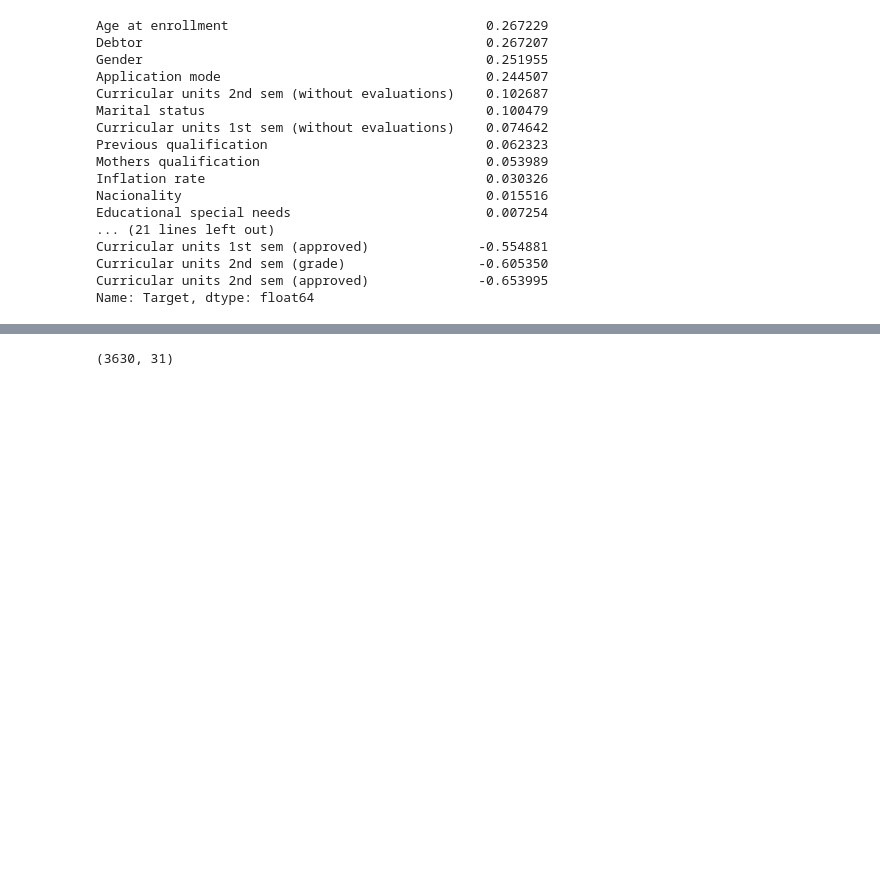
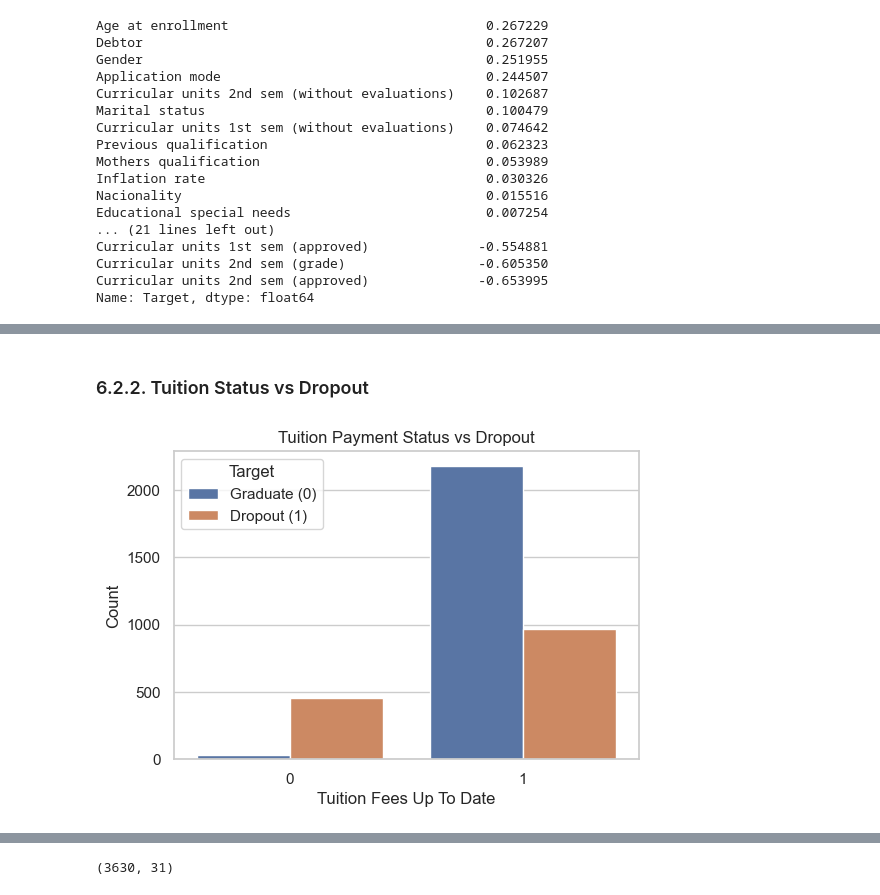
Before and after one commit to DimitarMalamski/student-dropout-predictor, a Jupyter notebook: notebooks/dropout_predictor.ipynb, the cells around one changed output, grey strips where cells are left out. Drawn from its saved outputs; the diff is of its cells as text; code cells hidden in the pictures; blank space fills up the shorter version.

```diff
--- a/notebooks/dropout_predictor.ipynb
+++ b/notebooks/dropout_predictor.ipynb
@@ -249,0 +279,15 @@ Although second-semester variables show strong correlations with the target vari
+# %% [markdown]
+### 6.2.2. Tuition Status vs Dropout
+# %%
+plt.figure(figsize=(6,4))
+sns.countplot(x="Tuition fees up to date", hue="Target", data=df)
+
+plt.title("Tuition Payment Status vs Dropout")
+plt.xlabel("Tuition Fees Up To Date")
+plt.ylabel("Count")
+
+plt.legend(title="Target", labels=["Graduate (0)", "Dropout (1)"])
+
+plt.show()
+# %% [output]
+[figure, added]
```
Also changed, not shown: parts of 18 cells of this notebook.
